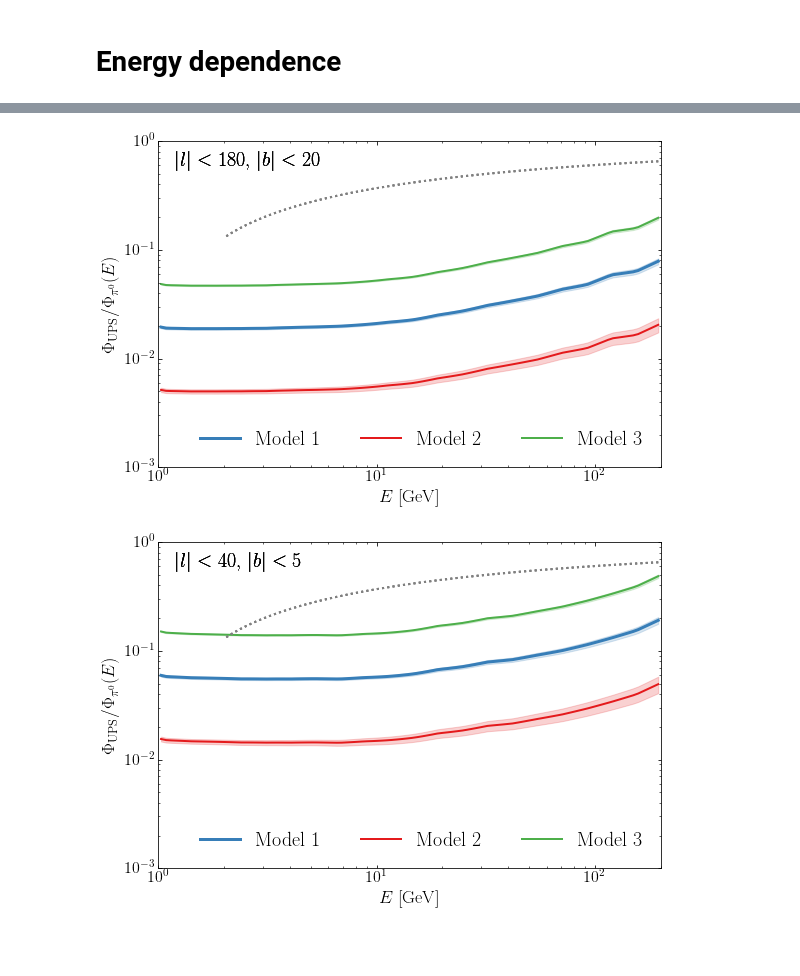
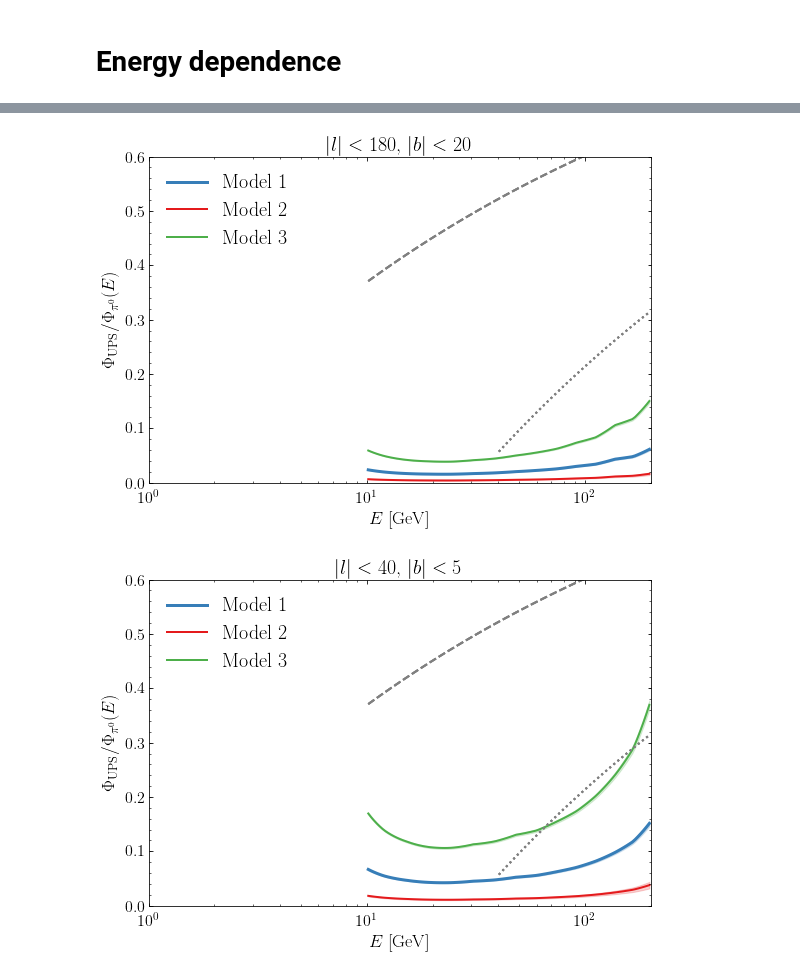
Before and after one commit to martp91/y-rays-UPS, a Jupyter notebook: sim_UPS.ipynb, the cells around one changed output, grey strips where cells are left out. Cells and saved outputs as stored; diff of their text form; code cells hidden in the pictures; blank space fills up the shorter version.

```diff
--- a/sim_UPS.ipynb
+++ b/sim_UPS.ipynb
@@ -411,0 +621,17 @@ plt.savefig('UPS_E_1plot.pdf',bbox_inches='tight')
+# %%
+E3fhl = np.logspace(1,np.log10(200),101)
+E3fhl_mean = (E3fhl[1:]+E3fgl[:-1])/2.
+dE_3fhl = (E3fhl[1:]-E3fhl[:-1])/2.
+bins_3fhl = np.logspace(-15,-7,32)
+bins_3fhl_mean = (bins_3fhl[1:]+bins_3fhl[0:-1])/2.
+# %%
+fl2 = 'gll_psch_v13.fit'
+flux_3fhl,spec_3fhl = simulation.read_catalog(fl2,E3fhl_mean,classes=['pwn','spp','snr','psr','lat'])
+##'lat' means take also unassociated sources with |b|<5
+hist_3fhl = np.histogram(flux_3fhl,bins=bins_3fhl)[0]
+# %%
+spec_diff_lb_3fhl = get_diffuse(E3fhl_mean)
+# %%
+op1,mp_1,spec1 = ave_sim(10,[29000,1.8,2e33,1e37,1e-10,E3fhl,spec_3fhl,spec_diff_lb_3fhl,bins_3fhl])
+op2,mp_2,spec2 = ave_sim(10,[3000,1.5,4e33,1e37,1e-10,E3fhl,spec_3fhl,spec_diff_lb_3fhl,bins_3fhl])
+op3,mp_3,spec3 = ave_sim(10,[210000,2.1,1e33,1e37,1e-10,E3fhl,spec_3fhl,spec_diff_lb_3fhl,bins_3fhl])
@@ -419,40 +692,57 @@ for op in [op1,op2,op3]:
     options = op[4]
     E = options[5]
     Emean = (E[1:]+E[:-1])/2.
     N,a,Lmin = options[:3]
     if N==29000:
         lw = 3
         zorder = 88
     else:
         lw=2
         zorder = 1
 
     line, = ax1.plot(Emean,fracmean[0],label=r'Model %s'%mod,lw=lw,zorder=zorder)
     c = line.get_color()
     ax1.fill_between(Emean,fracmin[0],fracmax[0],alpha=0.2,color=c,zorder=zorder)
-    ax1.text(1.2,0.6,r"$|l| < %s$, $|b|<%s$"%(lb[0][1],lb[0][0]),fontsize=20)
+    ax1.set_title(r"$|l| < %s$, $|b|<%s$"%(lb[0][1],lb[0][0]),fontsize=20)
 
     line, = ax2.plot(Emean,fracmean[-1],label=r'Model %s'%mod,color=c,ls='-',lw=lw,zorder=zorder)
     ax2.fill_between(Emean,fracmin[-1],fracmax[-1],alpha=0.2,color=c,zorder=zorder)
-    ax2.text(1.2,0.6,r"$|l| < %s$, $|b|<%s$"%(lb[-1][1],lb[-1][0]),fontsize=20)
+    ax2.set_title("$|l| < %s$, $|b|<%s$"%(lb[-1][1],lb[-1][0]),fontsize=20)
 
-    ax1.plot(Emean[Emean>2],1-(Emean[Emean>2]/1.)**-0.2,ls=':',color='grey',lw=2)
-    ax2.plot(Emean[Emean>2],1-(Emean[Emean>2]/1.)**-0.2,ls=':',color='grey',lw=2)
-    ax1.legend(frameon=False,fontsize=20,loc=4,ncol=3)
-    ax2.legend(frameon=False,fontsize=20,loc=4,ncol=3)
+    ax1.plot(Emean[Emean>2],1-(Emean[Emean>2]/1.)**-0.2,ls='--',color='grey',lw=2)
+    ax1.plot(Emean[Emean>40],1-(Emean[Emean>40]/30.)**-0.2,ls=':',color='grey',lw=2)
+
+    ax2.plot(Emean[Emean>2],1-(Emean[Emean>2]/1.)**-0.2,ls='--',color='grey',lw=2)
+    ax2.plot(Emean[Emean>40],1-(Emean[Emean>40]/30.)**-0.2,ls=':',color='grey',lw=2)
+
+    ax1.legend(frameon=False,fontsize=20,loc=2,ncol=1)
+    ax2.legend(frameon=False,fontsize=20,loc=2,ncol=1)
 
     mod +=1
     for ax in [ax1,ax2]:
         ax.set_xscale('log')
-        ax.set_yscale('log')
-        ax.set_ylim([1e-3,1])
+#         ax.set_yscale('log')
+        ax.set_ylim([0,0.6])
         ax.set_xlim([1,200])
         ax.tick_params(direction='in',which='both',top='on',right='on',labelsize=16)
+
+        majorLocator = matplotlib.ticker.FixedLocator([0.0,0.1,0.2,0.3,0.4,0.5,0.6])
+
+        ax.yaxis.set_major_locator(majorLocator)
+        locmin = matplotlib.ticker.MultipleLocator(0.02)
+        ax.yaxis.set_minor_locator(locmin)
+        ax.tick_params(axis='x',pad=10)
+
+
         ax.set_ylabel(r"$\Phi_{\rm UPS}/\Phi_{\pi^0}(E)$",fontsize=18)
         ax.set_xlabel(r"$E$ [GeV]",fontsize=18)
 
+
+#         ax.yaxis.set_minor_locator(locmin)
+#         ax.yaxis.set_minor_formatter(matplotlib.ticker.NullFormatter())
+
 # f.savefig('UPS_E_plot_all.pdf',bbox_inches='tight')
 # f2.savefig('UPS_E_plot_inner.pdf',bbox_inches='tight')
 # %% [output]
-[figure, old version]
+[figure, new version]
-[figure, old version]
+[figure, new version]
```
Also changed, not shown: parts of 23 cells of this notebook.
